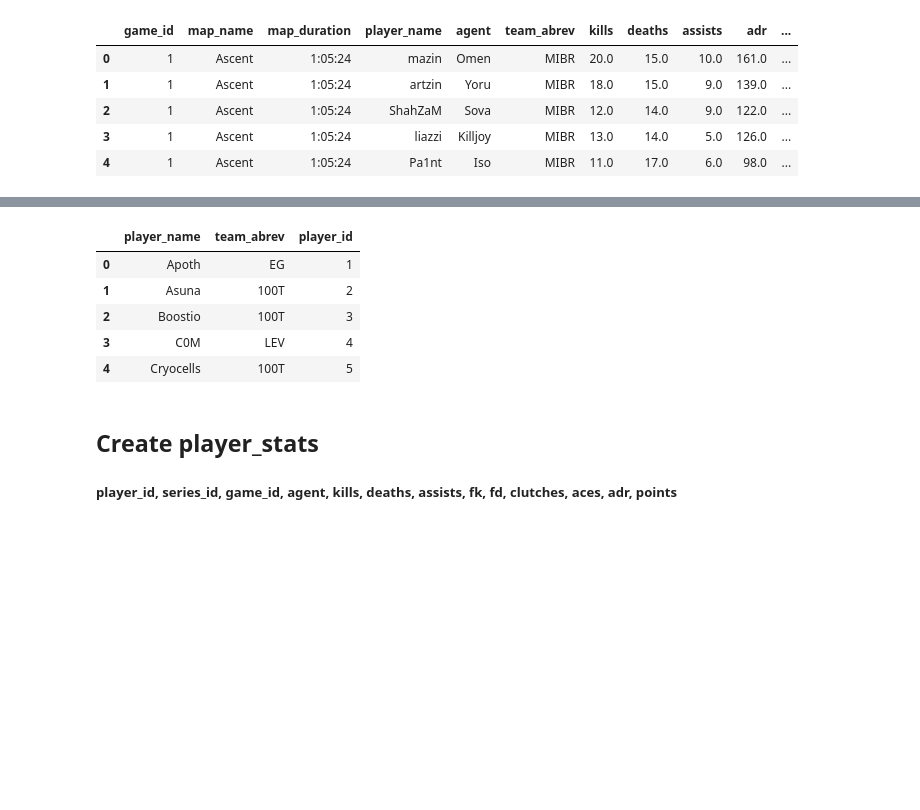
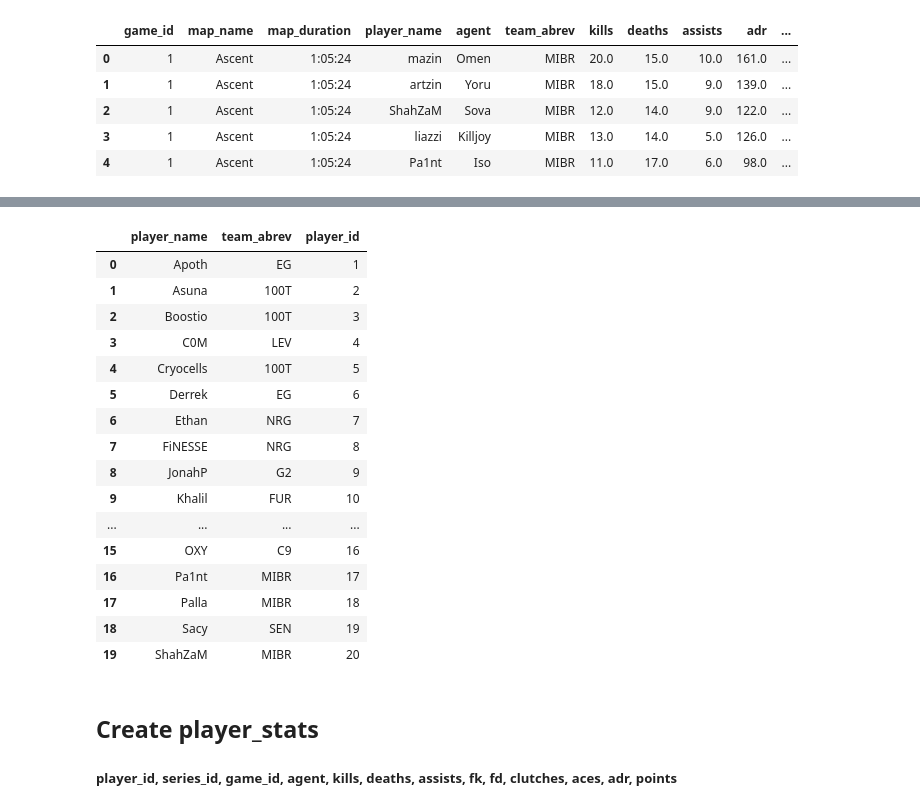
Before and after one commit to bmcnamee96/Fantasy-Val, a Jupyter notebook: Scripts/table_cleaning_for_db.ipynb, the cells around one changed output, grey strips where cells are left out. Drawn from its saved outputs; the diff is of its cells as text; code cells hidden in the pictures; blank space fills up the shorter version.

```diff
--- a/Scripts/table_cleaning_for_db.ipynb
+++ b/Scripts/table_cleaning_for_db.ipynb
@@ -49,16 +68,27 @@ games_df.tail()
 # %%
 file_path = '../Data/player_data.csv'
 player_df = pd.read_csv(file_path)
 # Add series_id column starting at 1
 player_df['player_id'] = range(1, len(player_df) + 1)
-player_df.head()
+player_df.head(20)
 # %% [output]
 |  | player_name | team_abrev | player_id |
 | 0 | Apoth | EG | 1 |
 | 1 | Asuna | 100T | 2 |
 | 2 | Boostio | 100T | 3 |
 | 3 | C0M | LEV | 4 |
 | 4 | Cryocells | 100T | 5 |
+| 5 | Derrek | EG | 6 |
+| 6 | Ethan | NRG | 7 |
+| 7 | FiNESSE | NRG | 8 |
+| 8 | JonahP | G2 | 9 |
+| 9 | Khalil | FUR | 10 |
+| ... | ... | ... | ... |
+| 15 | OXY | C9 | 16 |
+| 16 | Pa1nt | MIBR | 17 |
+| 17 | Palla | MIBR | 18 |
+| 18 | Sacy | SEN | 19 |
+| 19 | ShahZaM | MIBR | 20 |
 # %% [markdown]
 ## Create player_stats
 
```
Also changed, not shown: parts of 4 cells of this notebook, 1 other file.
